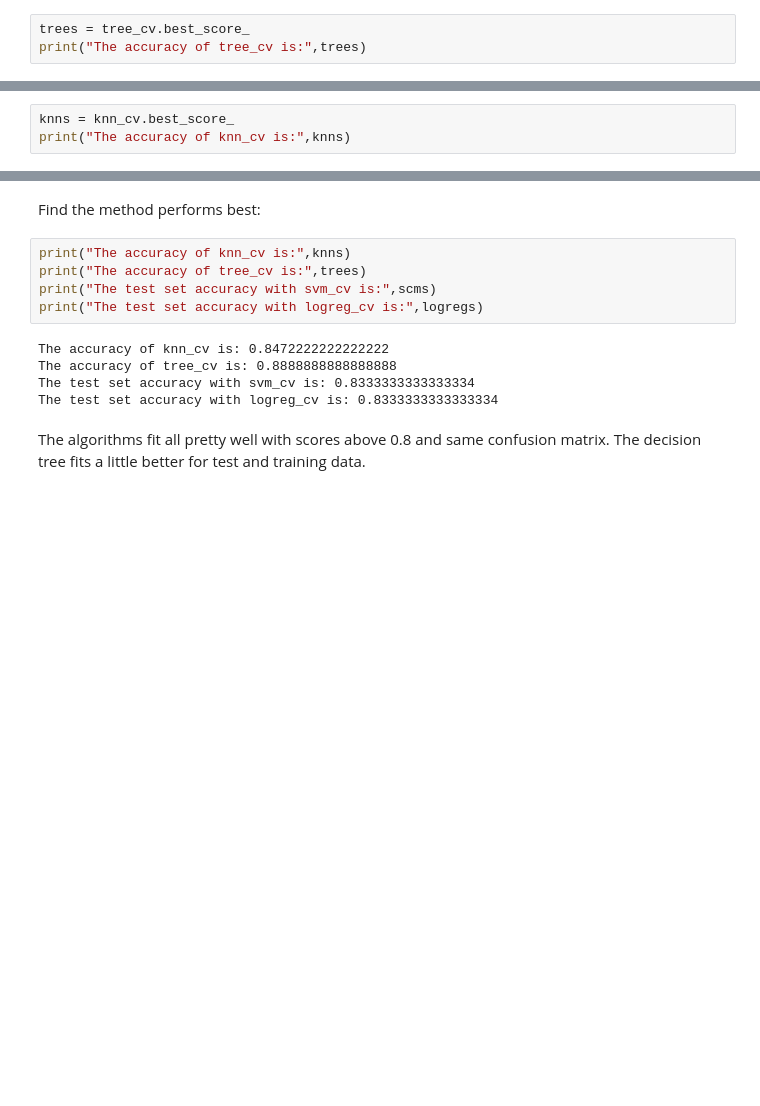
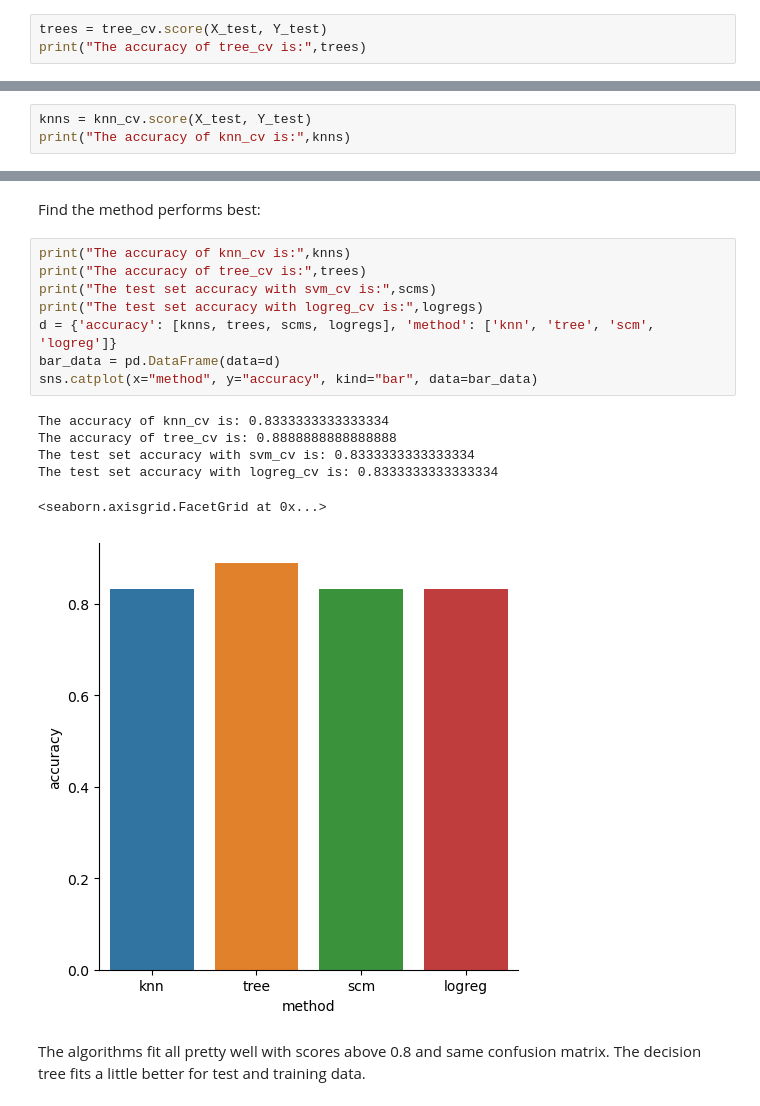
Before and after one commit to saymen444/Applied-Data-Science-Capstone, a Jupyter notebook: SpaceX_Machine Learning Prediction_Part_5.ipynb, the cells around one changed output, grey strips where cells are left out. Cells and saved outputs as stored; diff of their text form; blank space fills up the shorter version.

```diff
--- a/SpaceX_Machine Learning Prediction_Part_5.ipynb
+++ b/SpaceX_Machine Learning Prediction_Part_5.ipynb
@@ -318,7 +318,7 @@ accuracy : 0.8888888888888888
 # %% [markdown]
 Calculate the accuracy of tree_cv on the test data using the method <code>score</code>:
 # %%
-trees = tree_cv.best_score_
+trees = tree_cv.score(X_test, Y_test)
 print("The accuracy of tree_cv is:",trees)
 # %% [output]
 The accuracy of tree_cv is: 0.8888888888888888
@@ -362,6 +362,6 @@ accuracy : 0.8472222222222222
 # %% [markdown]
 Calculate the accuracy of tree_cv on the test data using the method <code>score</code>:
 # %%
-knns = knn_cv.best_score_
+knns = knn_cv.score(X_test, Y_test)
 print("The accuracy of knn_cv is:",knns)
 # %% [output]
@@ -380,13 +380,18 @@ Find the method performs best:
 # %%
 print("The accuracy of knn_cv is:",knns)
 print("The accuracy of tree_cv is:",trees)
 print("The test set accuracy with svm_cv is:",scms)
 print("The test set accuracy with logreg_cv is:",logregs)
+d = {'accuracy': [knns, trees, scms, logregs], 'method': ['knn', 'tree', 'scm', 'logreg']}
+bar_data = pd.DataFrame(data=d)
+sns.catplot(x="method", y="accuracy", kind="bar", data=bar_data)
 # %% [output]
-The accuracy of knn_cv is: 0.8472222222222222
+The accuracy of knn_cv is: 0.8333333333333334
 The accuracy of tree_cv is: 0.8888888888888888
 The test set accuracy with svm_cv is: 0.8333333333333334
 The test set accuracy with logreg_cv is: 0.8333333333333334
+<seaborn.axisgrid.FacetGrid at 0x...>
+[figure, added]
 # %% [markdown]
 The algorithms fit all pretty well with scores above 0.8 and same confusion matrix. The decision tree fits a little better for test and training data.
 # %% [markdown]
```
Also changed, not shown: parts of 3 cells of this notebook.
